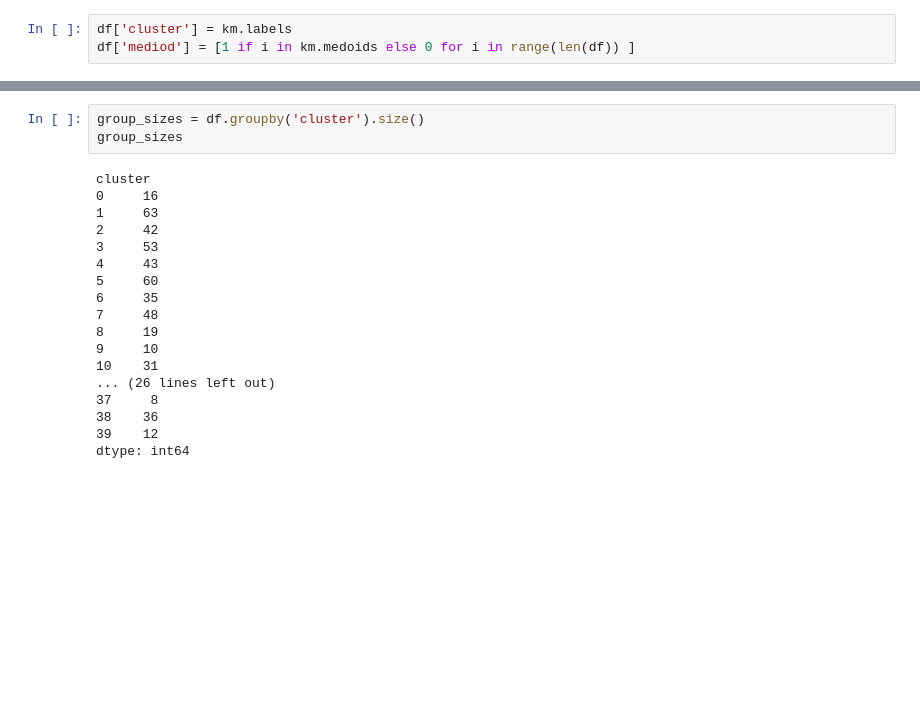
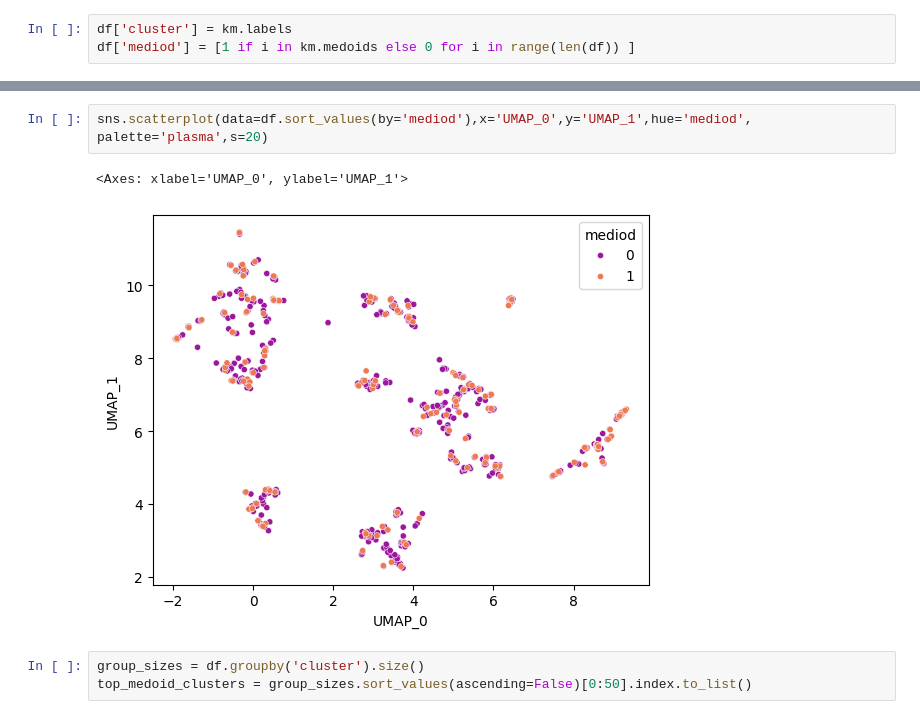
Before and after one commit to dustada1/chemistry, a Jupyter notebook: Example_Cluster.ipynb, the cells around one changed output, grey strips where cells are left out. Cells and saved outputs as stored; diff of their text form; blank space fills up the shorter version.

```diff
--- a/Example_Cluster.ipynb
+++ b/Example_Cluster.ipynb
@@ -100,22 +131,9 @@ sns.scatterplot(data=df.sort_values(by='mediod'),x='UMAP_0',y='UMAP_1',hue='medi
+# %%
+sns.scatterplot(data=df.sort_values(by='mediod'),x='UMAP_0',y='UMAP_1',hue='mediod', palette='plasma',s=20)
+# %% [output]
+<Axes: xlabel='UMAP_0', ylabel='UMAP_1'>
+[figure, added]
 # %%
 group_sizes = df.groupby('cluster').size()
-group_sizes
+top_medoid_clusters = group_sizes.sort_values(ascending=False)[0:50].index.to_list()
-# %% [output]
-cluster
-0     16
-1     63
-2     42
-3     53
-4     43
-5     60
-6     35
-7     48
-8     19
-9     10
-10    31
-... (26 lines left out)
-37     8
-38    36
-39    12
-dtype: int64
 # %%
```
Also changed, not shown: parts of 17 cells of this notebook.
